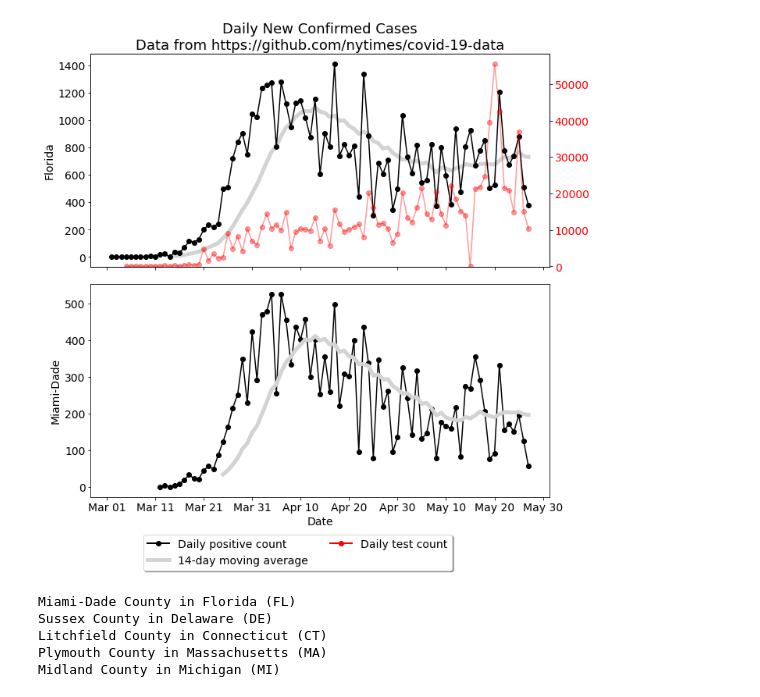
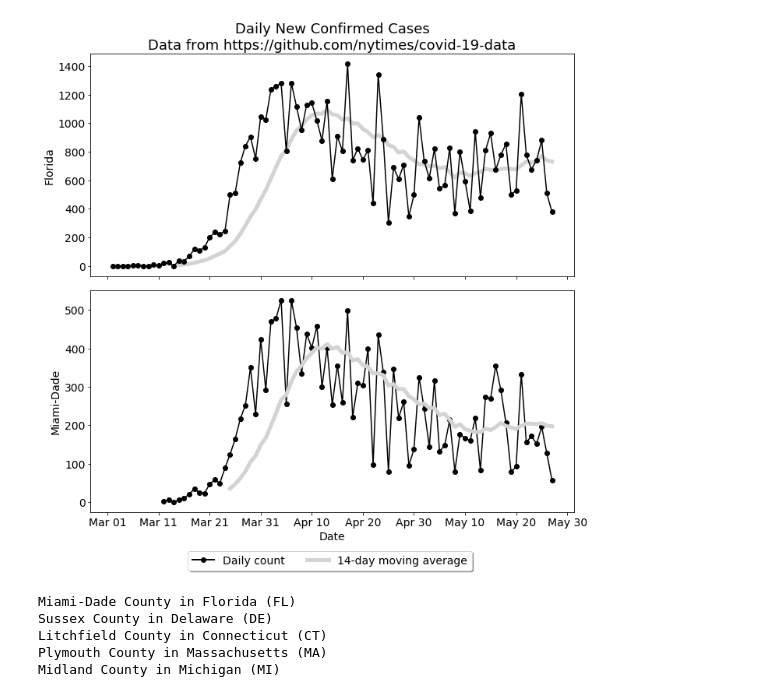
Before and after one commit to mdgrossi/covid19, a Jupyter notebook: cases.ipynb, the cells around one changed output. Cells and saved outputs as stored; diff of their text form; code cells hidden in the pictures.

```diff
--- a/cases.ipynb
+++ b/cases.ipynb
@@ -68,44 +55,38 @@ Name: totalTestResultsIncrease, Length: 82, dtype: float64
 # %%
 # Make plot
-fig, (ax1, ax3) = plt.subplots(2, 1, figsize=(10, 10), sharex=True)
+fig, (ax1, ax2) = plt.subplots(2, 1, figsize=(10, 10), sharex=True)
 
 ax1.plot(state['newCases'], '-o', label='Daily positive count', color='black', zorder=1)
 ax1.plot(state['newCases'].rolling(14).mean(), label='14-day moving average', color='lightgrey', linewidth=5, zorder=0)
 ax1.tick_params(axis='x', labelsize=14)
 ax1.tick_params(axis='y', labelsize=14)
 ax1.set_ylabel(s, fontsize=14)
 ax1.set_title('Daily New Confirmed Cases\nData from https://github.com/nytimes/covid-19-data', fontsize=18)
 ax1.xaxis.set_major_locator(mdates.DayLocator(interval=10))
 ax1.xaxis.set_major_formatter(mdates.DateFormatter('%b %d'))
-ax2 = ax1.twinx()
-ax2.plot(historic['totalTestResultsIncrease'], '-o', label='Daily test count', color='red', zorder=0, alpha=0.4)
-ax2.tick_params(axis='y', labelsize=14, labelcolor='red')
-ax2.set_ylim(-100, None)
 
-ax3.plot(county['newCases'], '-o', label='Daily count', color='black')
-ax3.plot(county['newCases'].rolling(14).mean(), label='14-day moving average', color='lightgrey', linewidth=5)
-ax3.set_xlabel('Date', fontsize=14)
-ax3.tick_params(axis='x', labelsize=14)
-ax3.tick_params(axis='y', labelsize=14)
-ax3.set_ylabel(c, fontsize=14)
-ax3.legend(loc='best', fontsize=14)
-ax3.xaxis.set_major_locator(mdates.DayLocator(interval=10))
-ax3.xaxis.set_major_formatter(mdates.DateFormatter('%b %d'))
+ax2.plot(county['newCases'], '-o', label='Daily count', color='black')
+ax2.plot(county['newCases'].rolling(14).mean(), label='14-day moving average', color='lightgrey', linewidth=5)
+ax2.set_xlabel('Date', fontsize=14)
+ax2.tick_params(axis='x', labelsize=14)
+ax2.tick_params(axis='y', labelsize=14)
+ax2.set_ylabel(c, fontsize=14)
+ax2.legend(loc='best', fontsize=14)
+ax2.xaxis.set_major_locator(mdates.DayLocator(interval=10))
+ax2.xaxis.set_major_formatter(mdates.DateFormatter('%b %d'))
 
 custom_lines = [plt.Line2D([0],[0], linestyle='solid', lw=2,
                            color='black', marker='o'),
                 plt.Line2D([0],[0], linestyle='solid', lw=5,
-                           color='lightgrey'),
-                plt.Line2D([0],[0], linestyle='solid', lw=2,
-                           color='red', marker='o')]
-ax3.legend(custom_lines, ['Daily positive count', '14-day moving average', 'Daily test count'],
+                           color='lightgrey')]
+ax2.legend(custom_lines, ['Daily count', '14-day moving average'],
            ncol=2, fontsize=14, bbox_to_anchor=(0.8, -0.15),
            edgecolor='lightgrey', fancybox=True, shadow=True)
 
 plt.tight_layout()
 plt.show()
 # %% [output]
-[figure, old version]
+[figure, new version]
 # %%
 from us_state_abbrev import us_state_abbrev as abbr
 # %%
```
Also changed, not shown: parts of 6 cells of this notebook.
